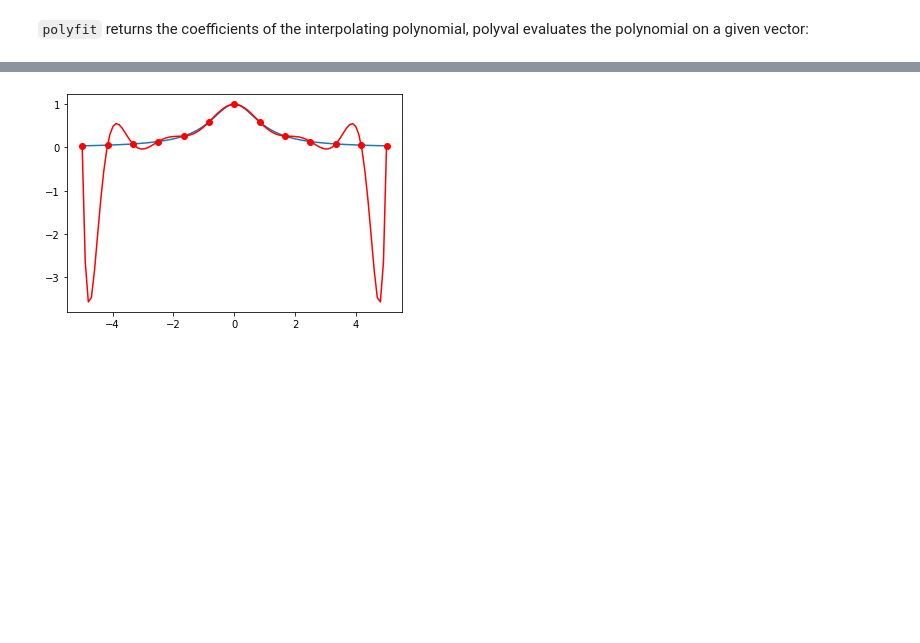
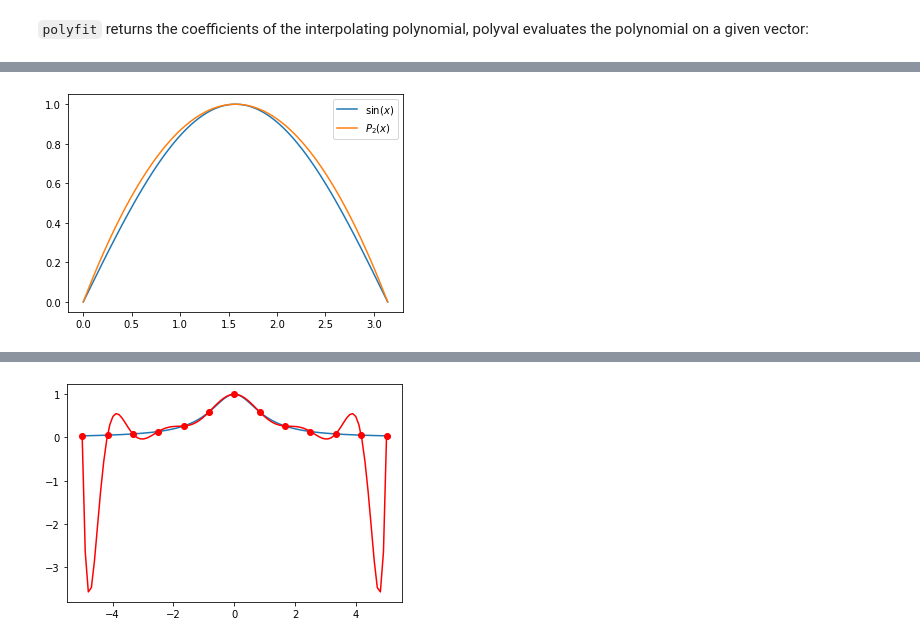
Before and after one commit to OleBo/MathSo, a Jupyter notebook: notebooks/Interpolation.ipynb, the cells around one changed output, grey strips where cells are left out. Saved outputs shown, nothing was run; the diff lists cells and outputs as text; code cells hidden in the pictures; blank space fills up the shorter version.

```diff
--- a/notebooks/Interpolation.ipynb
+++ b/notebooks/Interpolation.ipynb
@@ -68,0 +137,10 @@ plt.plot(x,y,'ro')
+# %%
+x = np.linspace(0, np.pi, 100)
+y = np.sin(x)
+p2 = -4/np.pi**2 *x**2 + 4/np.pi*x
+plt.plot(x, y, label=r'$\sin(x)$')
+plt.plot(x, p2, label=r'$P_2(x)$')
+plt.legend()
+plt.show()
+# %% [output]
+[figure, added]
```
Also changed, not shown: parts of 18 cells of this notebook.
